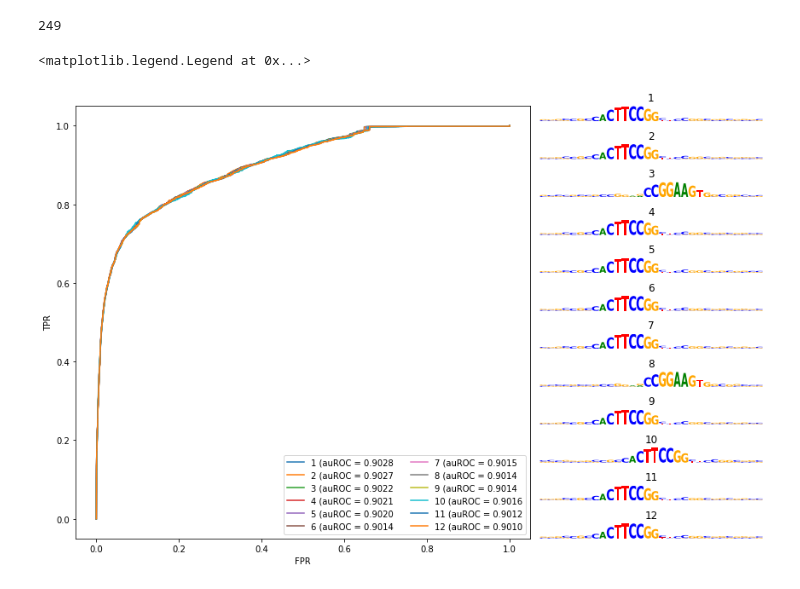
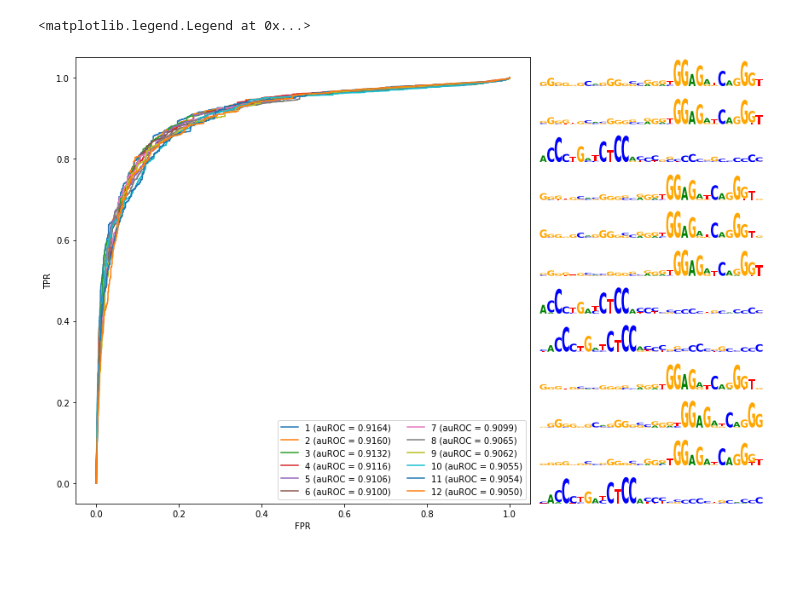
Before and after one commit to grandrews7/IBIS, a Jupyter notebook: notebooks/PWM-G2A-CV.ipynb, the cells around one changed output. Saved outputs shown, nothing was run; the diff lists cells and outputs as text; code cells hidden in the pictures.

```diff
--- a/notebooks/PWM-G2A-CV.ipynb
+++ b/notebooks/PWM-G2A-CV.ipynb
@@ -471,18 +460,19 @@ def get_auroc(x):
     yTest, yPred = x
     return(roc_auc_score(yTest, yPred))
 # %%
-def get_PPMs(TF, train_assay):
-    motifs_files = glob.glob("../Results/G2A/{}-{}*/motifs.txt.gz".format(TF, train_assay))
+def get_PPMs(TF, train_assay, results_dir):
+    print("Loading ZMotif motifs")
+    motifs_files = glob.glob("{}/{}-{}*/motifs.txt.gz".format(results_dir, TF, train_assay))
     ZMotif_PPMs = flatten(run_imap_multiprocessing(get_ZMotif_motifs, motifs_files, 12))
-    STREME_files = glob.glob("../Results/G2A/{}-{}*/streme.pkl".format(TF, train_assay))
-    print(STREME_files)
+    print("Loading STREME motifs")
+    STREME_files = glob.glob("{}/{}-{}*/streme.pkl".format(results_dir, TF, train_assay))
     STREME_PPMs = run_imap_multiprocessing(get_STREME_motifs, STREME_files, 12)
     STREME_PPMs = flatten(STREME_PPMs)
     PPMs = ZMotif_PPMs + STREME_PPMs
     return(PPMs)
 # %%
-def score_motifs(PPMs, TF, test_assay):
-    genomeFasta = "/home/gregory.andrews-umw/data/genome/hg38.fa"
+def score_motifs(PPMs, TF, test_assay, data_dir):
+    genomeFasta = data_dir + "/hg38.fa"
     PWMs = [ppm_to_pwm(_[1]) for _ in PPMs]
     weights = np.zeros([len(PWMs), 30, 4])
     for i, pwm in enumerate(PWMs):
@@ -500,9 +490,8 @@ def score_motifs(PPMs, TF, test_assay):
         l = 300
 
     nNegs = 1
-    data = get_data(TF, test_assay,
-                    peaks="all",
-                    cycle="last", l=l)
+    data = get_data(TF, test_assay, data_dir,
+                    peaks="all", l=l)
     min_n = 20000
     data = data.sample(n=min_n, replace=True, weights="signal")
     if aug_by > 0:
@@ -521,12 +510,16 @@ def score_motifs(PPMs, TF, test_assay):
     Xneg = np.array([encode_sequence(seq) for seq in negSeqs])
     yTest = np.array([1 for _ in range(Xpos.shape[0])] + [0 for _ in range(Xneg.shape[0])])
     X = np.vstack([Xpos, Xneg])
+    print("Scoring sequences with PWMs")
     scores = model.predict(X, verbose=1)
+    print("Calculating auROCs")
     aucs = run_imap_multiprocessing(get_auroc, [[yTest, scores[:,i]] for i in range(len(PWMs))], 12)
     return(aucs, yTest, scores)
 # %%
-TF = "GABPA"
+TF = "PRDM5"
 train_assay = "CHS"
 test_assay = "GHTS"
-PPMs = get_PPMs(TF, train_assay)
+data_dir = "../data/"
+results_dir = "../Results/PWM-G2A-ZMotif-STREME/"
+PPMs = get_PPMs(TF, train_assay, results_dir)
 # %% [output]
@@ -534,3 +528,3 @@ PPMs = get_PPMs(TF, train_assay)
 # %%
-AUCs, yTest, scores = score_motifs(PPMs, TF, test_assay)
+AUCs, yTest, scores = score_motifs(PPMs, TF, test_assay, data_dir)
 # %% [output]
@@ -555,26 +548,21 @@ Last cycle: C2
-# %%
-np.argmax(AUCs)
-# %% [output]
-249
 # %%
 fig = plt.figure(figsize=(12,8), tight_layout=True)
 gs = fig.add_gridspec(12, 12)
 ax1 = fig.add_subplot(gs[:, :8])
 logo_axes = [fig.add_subplot(gs[i, 8:]) for i in range(12)]
-for plot_i, i in enumerate(np.argsort(aucs)[::-1][:12]):
+for plot_i, i in enumerate(np.argsort(AUCs)[::-1][:12]):
     fpr, tpr, r = roc_curve(yTest, scores[:,i])
     auROC = roc_auc_score(yTest, scores[:,i])
-    ax1.plot(fpr, tpr, label="{0} (auROC = {1:.4f}".format(plot_i+1, auROC))
+    ax1.plot(fpr, tpr, label="{0} (auROC = {1:.4f})".format(plot_i+1, auROC))
     ax1.set_xlabel("FPR")
     ax1.set_ylabel("TPR")
     ppm = PPMs[i][1]
     ppm = pd.DataFrame(ppm, columns=["A", "C", "G", "T"]).reset_index(drop=True)
     logomaker.Logo(ppm.applymap(get_information_content), ax=logo_axes[plot_i])
     logo_axes[plot_i].axis("off")
     logo_axes[plot_i].set_ylim([0,2])
-    logo_axes[plot_i].set_title(plot_i+1)
+    #logo_axes[plot_i].set_title(plot_i+1)
 ax1.legend(loc='lower right', ncol=2)
-# ax.set_ylim([0,2])
 # %% [output]
 <matplotlib.legend.Legend at 0x...>
-[figure, old version]
+[figure, new version]
```
Also changed, not shown: parts of 5 cells of this notebook, 2 other files.
